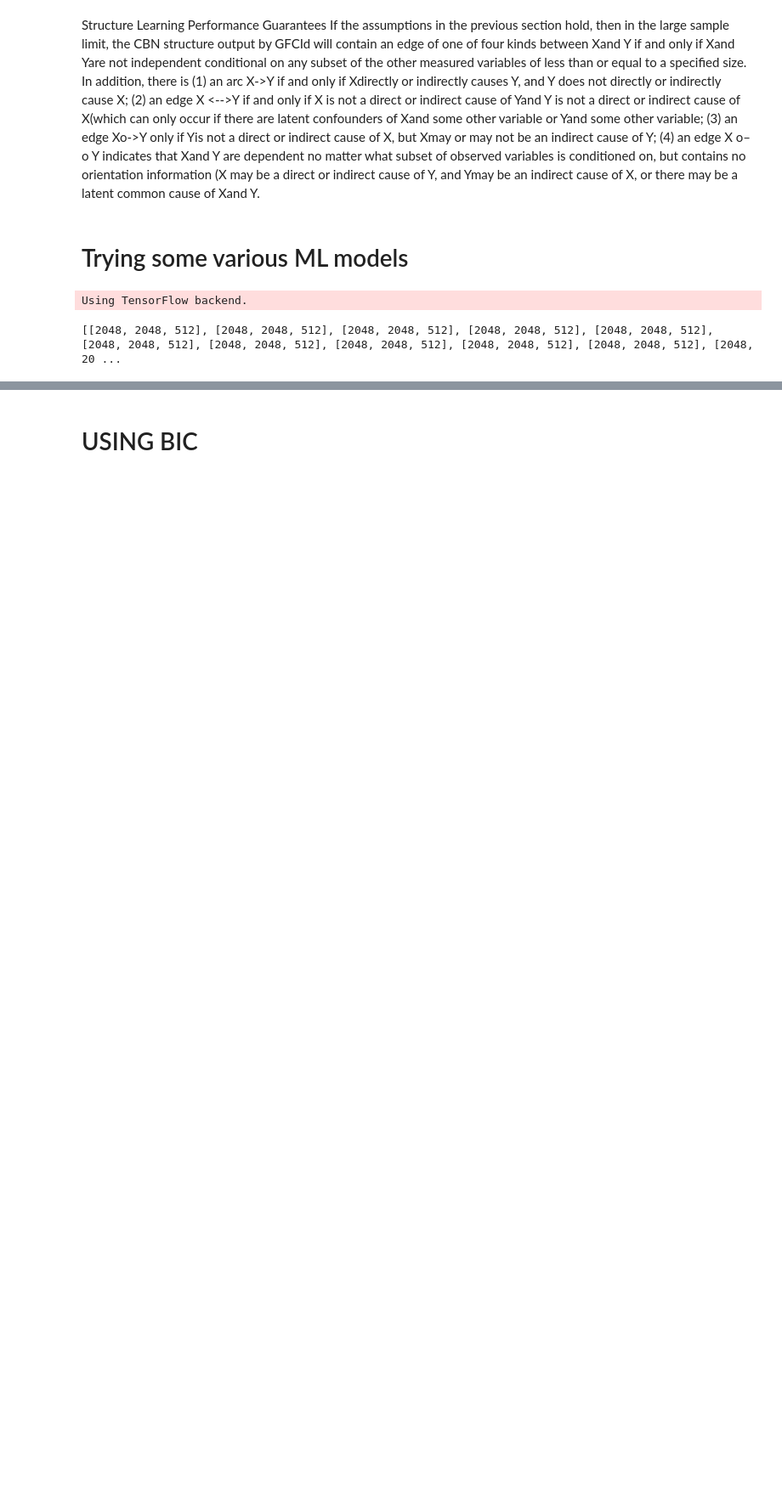
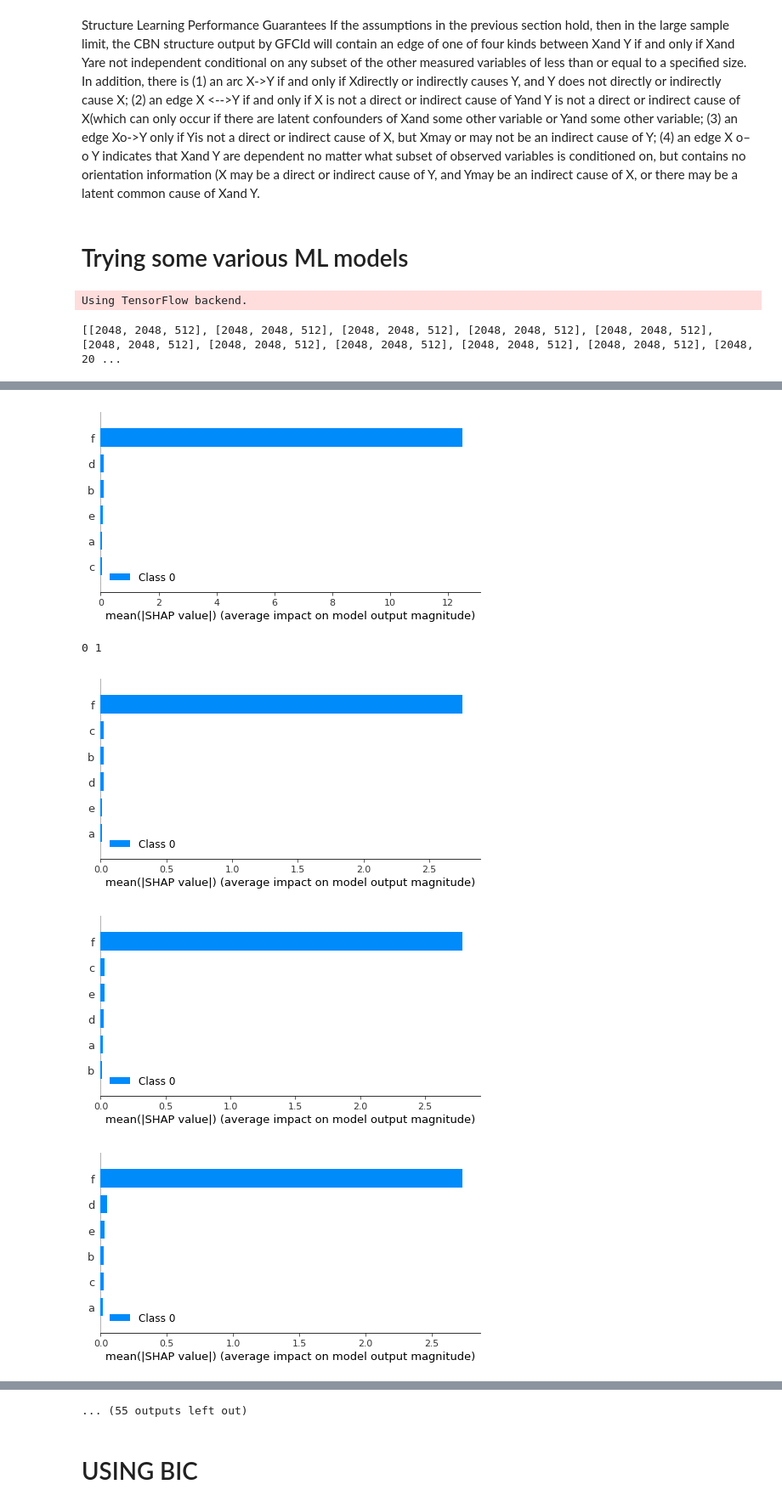
Before and after one commit to aligharari96/causality, a Jupyter notebook: src/CausalAssurance-BIC-Graph2.ipynb, the cells around one changed output, grey strips where cells are left out. Shown at 85% size. Drawn from its saved outputs; the diff is of its cells as text; code cells hidden in the pictures; blank space fills up the shorter version.

```diff
--- a/src/CausalAssurance-BIC-Graph2.ipynb
+++ b/src/CausalAssurance-BIC-Graph2.ipynb
@@ -297,9 +233,30 @@ for m in models:
 
 #means = [0, 0.1, 0.2, 0.3, 0.4, 0.5, 0.6, 0.7, 0.8, 0.9, 1.0]
 #variances = [1, 1.1, 1.2, 1.3, 1.4, 1.5, 1.6, 1.7, 1.8, 1.9, 2.0]
-means = [0, 1, 2]
-variances = [1,2,3]
+means = [0, 1]
+variances = [1,2]
 
+
+
+import shap
+shap.initjs()
+def get_shap(df, samples):
+    x_train = df[inputs]
+    explainer_shap = shap.DeepExplainer(model=model, data=x_train)
+    shap_values = explainer_shap.shap_values(X=x_train.values[:samples],ranked_outputs = True)
+    shap.summary_plot(shap_values[0], x_train.values[:samples], feature_names = x_train.columns)
+    l = []
+    for f, feat in enumerate(inputs):
+        tot = 0
+        for i in shap_values[0]:
+            for j in i:
+                tot += np.abs(j[f])
+        l.append(tot/samples)
+    return l
+
+nshap = 50
+base_df = gen_data()
+base_shap = get_shap(df, nshap)
 
 # ok at this point we need to check the model on various variances and means
 for m in means:
@@ -307,8 +264,8 @@ for m in means:
         print(m,v)
         #t0 = time.time()
         perturbed_df = gen_data(mean =m, var = v, SIZE = nb_test)
-        y_test2 = perturbed_df['g']
-        x_test2 = perturbed_df[['a', 'b', 'c', 'd', 'e', 'f']]
+        y_test2 = perturbed_df[target]
+        x_test2 = perturbed_df[inputs]
         #t1 = time.time()
         #print("Time for gen_data = ", t1 - t0)
         for idx, model_name in enumerate(model_names):
@@ -322,10 +279,11 @@ for m in means:
             #print("Time to load model = ", t1 - t0)
 
             y_pred2 = model.predict(x_test2)
-            metrics_dicts[idx][str(m) + '_' + str(v)].append(mean_squared_error(y_test2, y_pred2))
-
-            test_df2 = pd.DataFrame(x_test2, columns = ['a', 'b', 'c', 'd', 'e', 'f'])
-            test_targets2 = pd.DataFrame(model.predict(x_test2), columns = ['g'])
+            #metrics_dicts[idx][str(m) + '_' + str(v)].append(mean_squared_error(y_test2, y_pred2))
+            pred_shap = get_shap(x_test2, nshap)
+            metrics_dicts[idx][str(m) + '_' + str(v)].append(mean_squared_error(base_shap, pred_shap))
+            test_df2 = pd.DataFrame(x_test2, columns = inputs)
+            test_targets2 = pd.DataFrame(model.predict(x_test2), columns = target)
             test_df2 = test_df2.join(test_targets2)
 '''
             setA = get_MB(get_CG(perturbed_df, tetrad), 'g', pc)
@@ -340,3 +298,4 @@ for m in means:
                 causal_dicts[idx][str(m) + '_' + str(v)].append(0)
 
 '''
+# %% [output]
@@ -342,0 +303,5 @@ for m in means:
+[figure, added]
+0 1
+[figure, added]
+[figure, added]
+[figure, added]
@@ -343,3 +314,4 @@ for m in means:
+... (55 outputs left out)
 # %% [markdown]
 # USING BIC
 # %%
```
Also changed, not shown: parts of 11 cells of this notebook, 2 other files.
